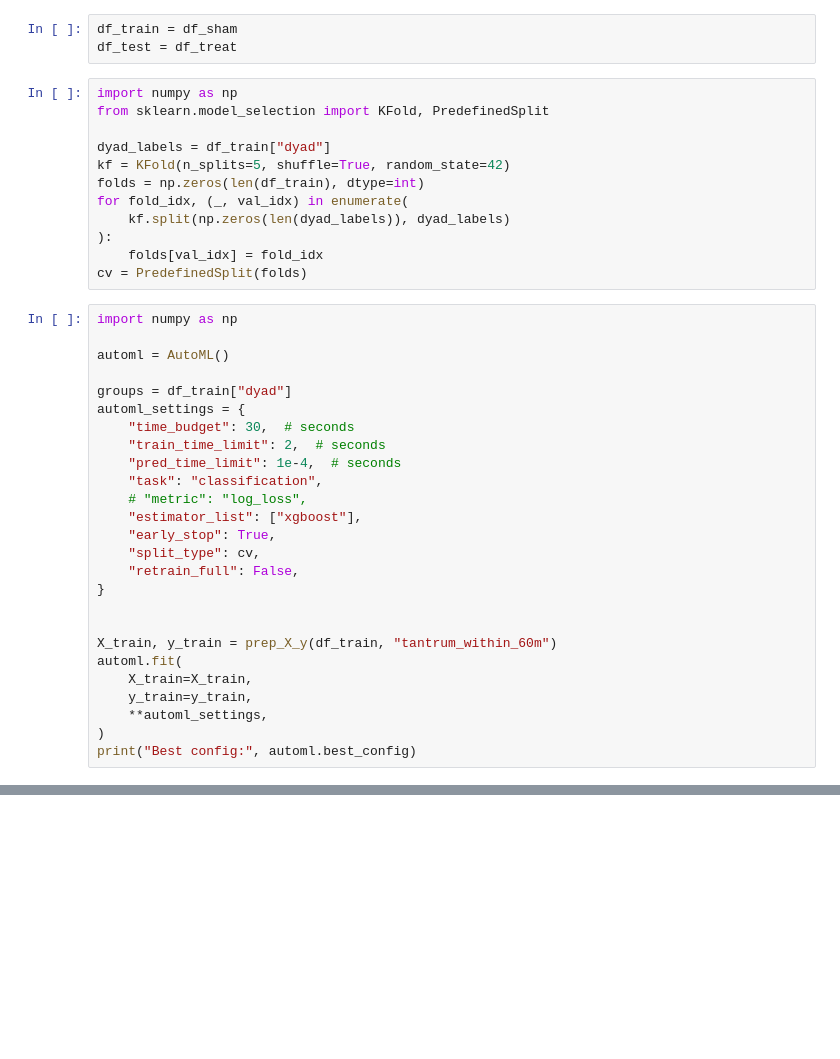
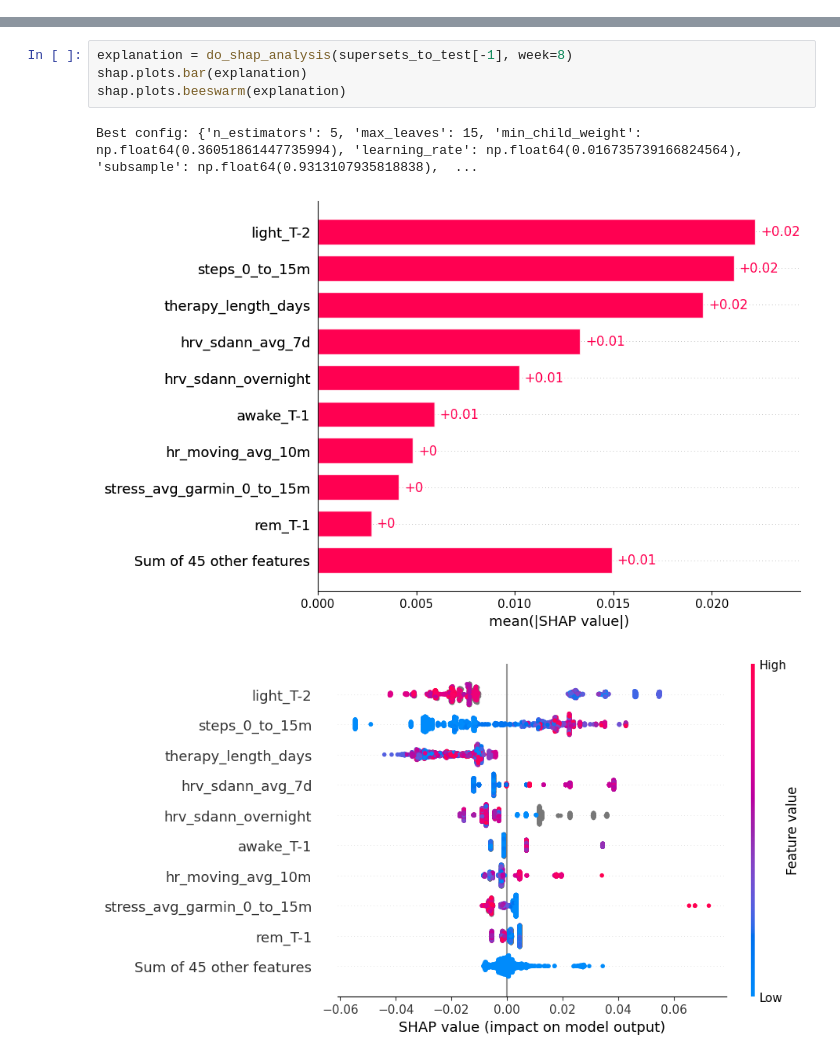
Before and after one commit to lab-heal/pistachio, a Jupyter notebook: eval_shap.ipynb, the cells around one changed output, grey strips where cells are left out. Cells and saved outputs as stored; diff of their text form; blank space fills up the shorter version.

```diff
--- a/eval_shap.ipynb
+++ b/eval_shap.ipynb
@@ -45,41 +24,0 @@ df_treat = df[~df["Arm_Sham"]]
-# %%
-df_train = df_sham
-df_test = df_treat
-# %%
-import numpy as np
-from sklearn.model_selection import KFold, PredefinedSplit
-
-dyad_labels = df_train["dyad"]
-kf = KFold(n_splits=5, shuffle=True, random_state=42)
-folds = np.zeros(len(df_train), dtype=int)
-for fold_idx, (_, val_idx) in enumerate(
-    kf.split(np.zeros(len(dyad_labels)), dyad_labels)
-):
-    folds[val_idx] = fold_idx
-cv = PredefinedSplit(folds)
-# %%
-import numpy as np
-
-automl = AutoML()
-
-groups = df_train["dyad"]
-automl_settings = {
-    "time_budget": 30,  # seconds
-    "train_time_limit": 2,  # seconds
-    "pred_time_limit": 1e-4,  # seconds
-    "task": "classification",
-    # "metric": "log_loss",
-    "estimator_list": ["xgboost"],
-    "early_stop": True,
-    "split_type": cv,
-    "retrain_full": False,
-}
-
-
-X_train, y_train = prep_X_y(df_train, "tantrum_within_60m")
-automl.fit(
-    X_train=X_train,
-    y_train=y_train,
-    **automl_settings,
-)
-print("Best config:", automl.best_config)
@@ -134,0 +149,8 @@ shap.plots.scatter(shap_values[:, "hr_moving_avg_10m"], color=shap_values)
+# %%
+explanation = do_shap_analysis(supersets_to_test[-1], week=8)
+shap.plots.bar(explanation)
+shap.plots.beeswarm(explanation)
+# %% [output]
+Best config: {'n_estimators': 5, 'max_leaves': 15, 'min_child_weight': np.float64(0.36051861447735994), 'learning_rate': np.float64(0.016735739166824564), 'subsample': np.float64(0.9313107935818838),  ...
+[figure, added]
+[figure, added]
```
Also changed, not shown: parts of 7 cells of this notebook, 5 other files.
